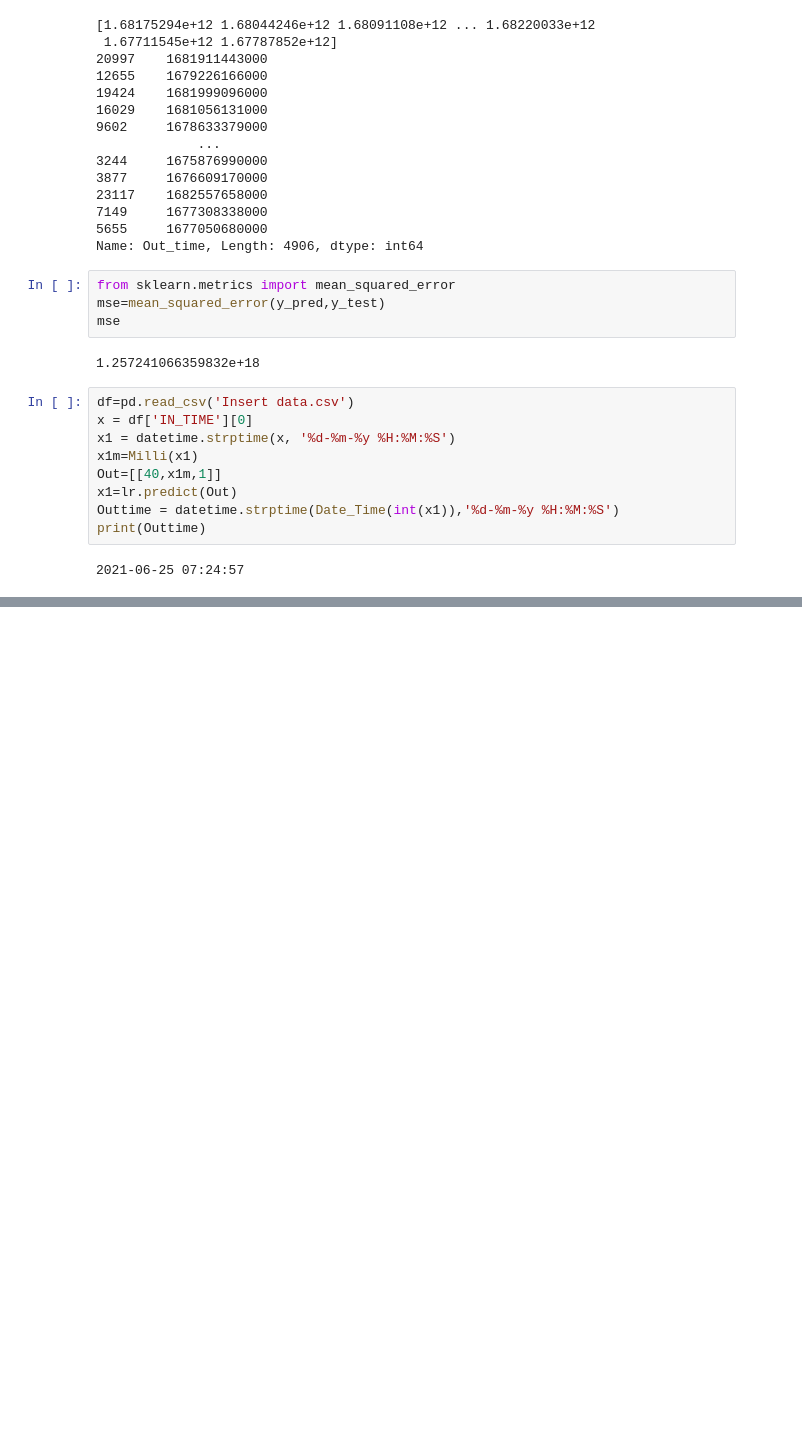
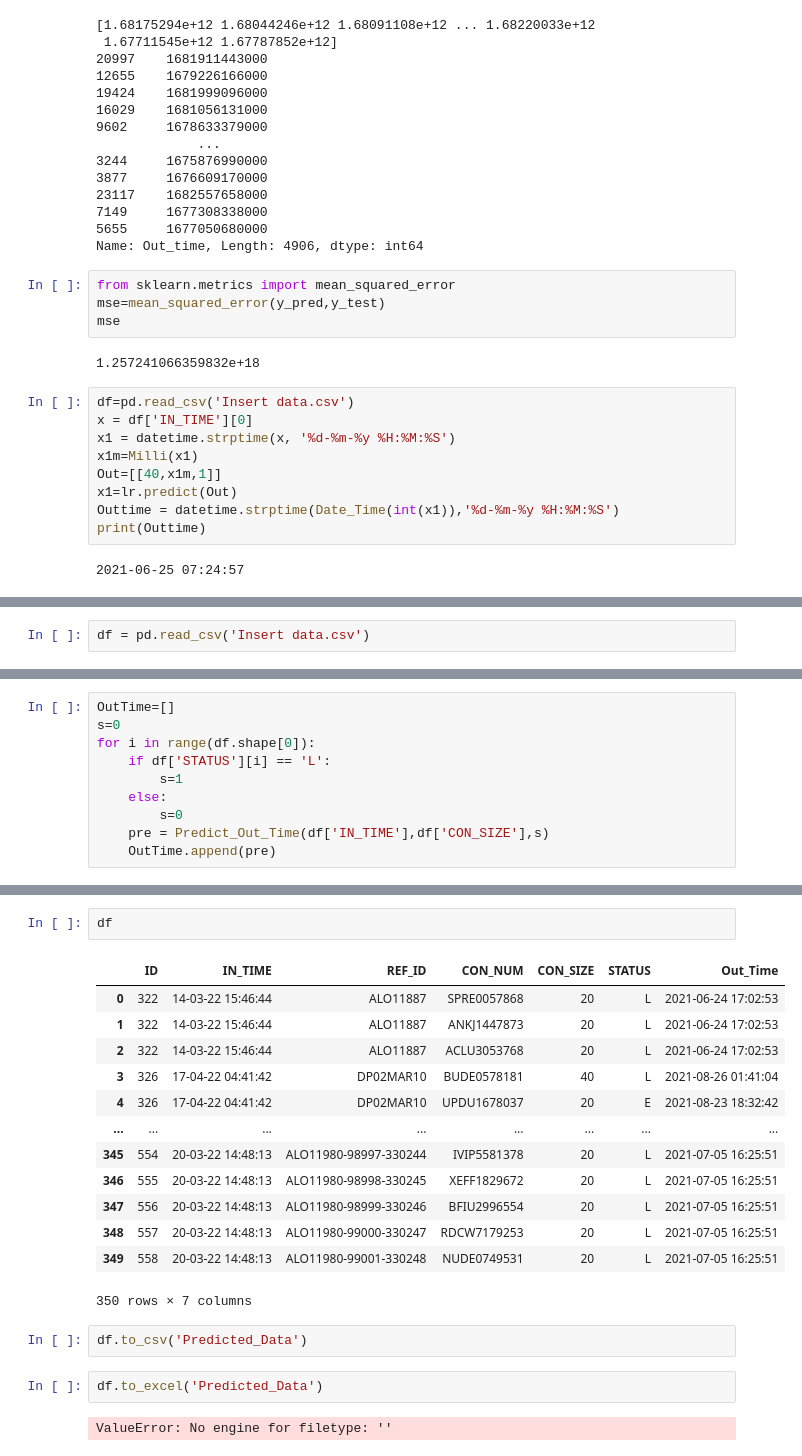
Before and after one commit to KunjDetroja/Efficient_Container_Placement_System, a Jupyter notebook: Out_Time_Prediction.ipynb, the cells around one changed output, grey strips where cells are left out. Saved outputs shown, nothing was run; the diff lists cells and outputs as text; blank space fills up the shorter version.

Commit message:
Making Excel File of Predicted Data

```diff
--- a/Out_Time_Prediction.ipynb
+++ b/Out_Time_Prediction.ipynb
@@ -152,0 +153,2 @@ True
+# %%
+df = pd.read_csv('Insert data.csv')
@@ -152,0 +171,10 @@ True
+# %%
+OutTime=[]
+s=0
+for i in range(df.shape[0]):
+    if df['STATUS'][i] == 'L':
+        s=1
+    else:
+        s=0
+    pre = Predict_Out_Time(df['IN_TIME'],df['CON_SIZE'],s)
+    OutTime.append(pre)
@@ -152,0 +297,22 @@ True
+# %%
+df
+# %% [output]
+|  | ID | IN_TIME | REF_ID | CON_NUM | CON_SIZE | STATUS | Out_Time |
+| 0 | 322 | 14-03-22 15:46:44 | ALO11887 | SPRE0057868 | 20 | L | 2021-06-24 17:02:53 |
+| 1 | 322 | 14-03-22 15:46:44 | ALO11887 | ANKJ1447873 | 20 | L | 2021-06-24 17:02:53 |
+| 2 | 322 | 14-03-22 15:46:44 | ALO11887 | ACLU3053768 | 20 | L | 2021-06-24 17:02:53 |
+| 3 | 326 | 17-04-22 04:41:42 | DP02MAR10 | BUDE0578181 | 40 | L | 2021-08-26 01:41:04 |
+| 4 | 326 | 17-04-22 04:41:42 | DP02MAR10 | UPDU1678037 | 20 | E | 2021-08-23 18:32:42 |
+| ... | ... | ... | ... | ... | ... | ... | ... |
+| 345 | 554 | 20-03-22 14:48:13 | ALO11980-98997-330244 | IVIP5581378 | 20 | L | 2021-07-05 16:25:51 |
+| 346 | 555 | 20-03-22 14:48:13 | ALO11980-98998-330245 | XEFF1829672 | 20 | L | 2021-07-05 16:25:51 |
+| 347 | 556 | 20-03-22 14:48:13 | ALO11980-98999-330246 | BFIU2996554 | 20 | L | 2021-07-05 16:25:51 |
+| 348 | 557 | 20-03-22 14:48:13 | ALO11980-99000-330247 | RDCW7179253 | 20 | L | 2021-07-05 16:25:51 |
+| 349 | 558 | 20-03-22 14:48:13 | ALO11980-99001-330248 | NUDE0749531 | 20 | L | 2021-07-05 16:25:51 |
+350 rows × 7 columns
+# %%
+df.to_csv('Predicted_Data')
+# %%
+df.to_excel('Predicted_Data')
+# %% [output]
+ValueError: No engine for filetype: ''
```
Also changed, not shown: parts of 8 cells of this notebook, 3 other files.
